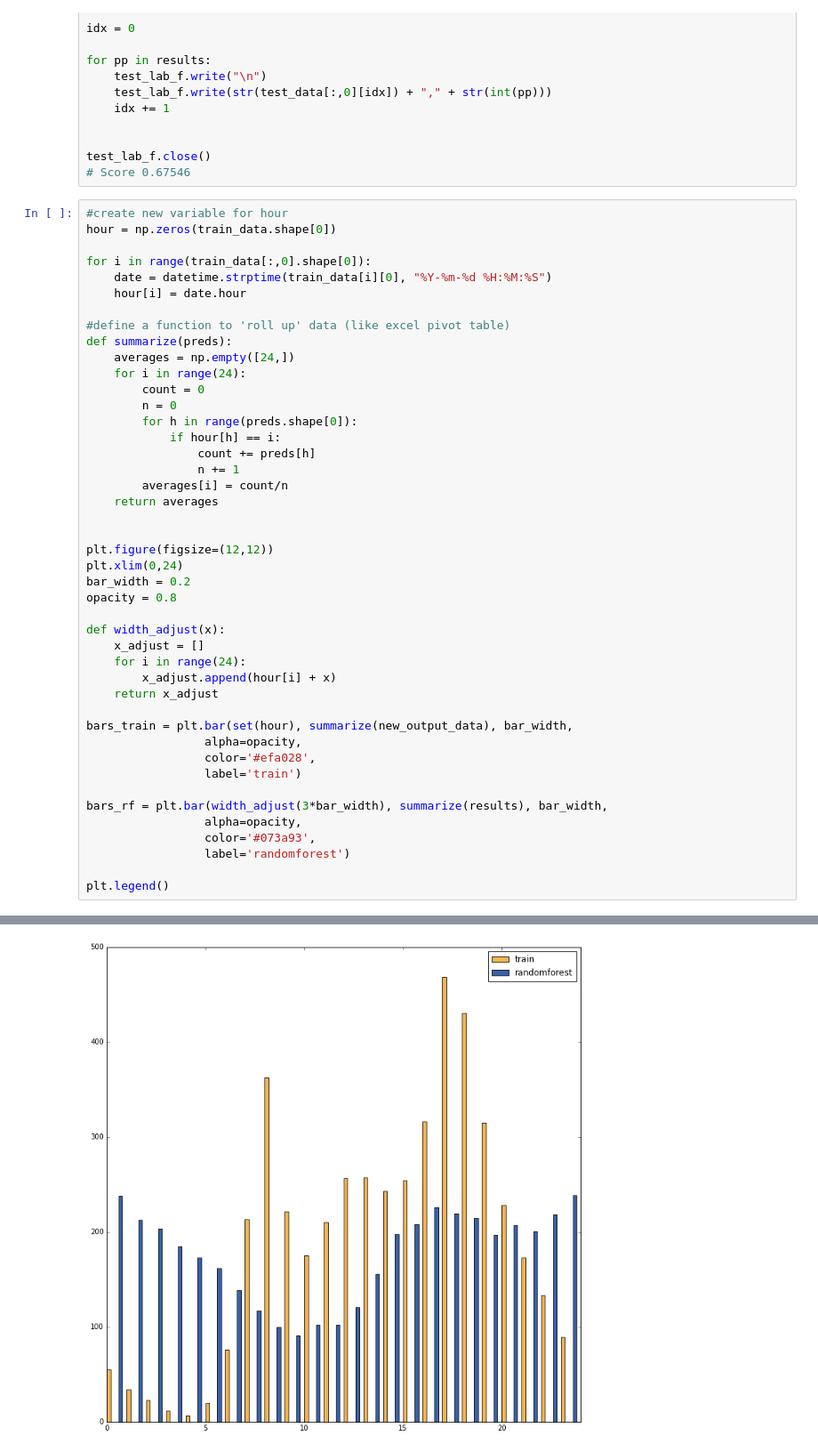
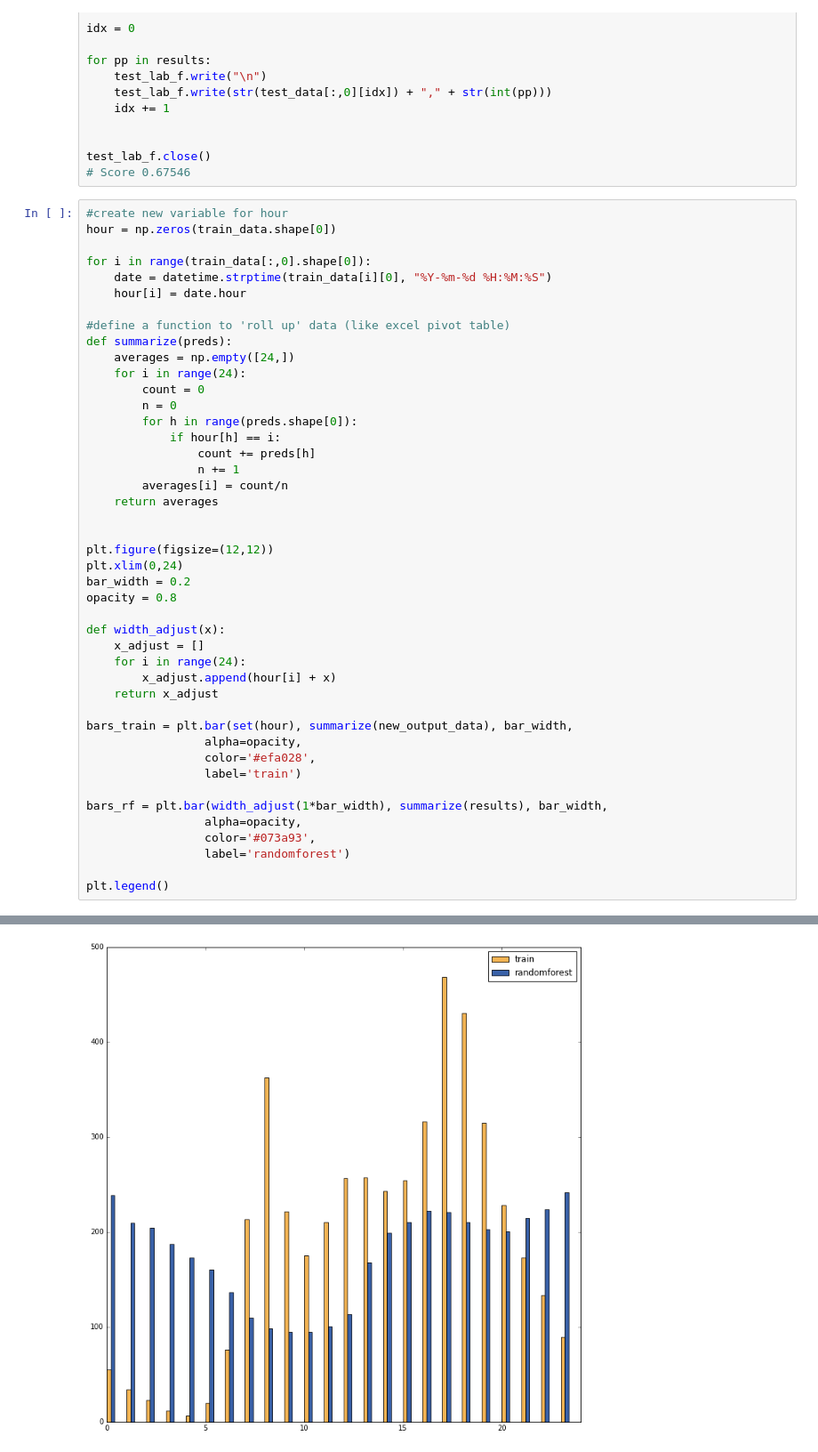
Before and after one commit to MadisonJMyers/W207, a Jupyter notebook: w207_project.ipynb, the cells around one changed output, grey strips where cells are left out. Shown at 89% size. Drawn from its saved outputs; the diff is of its cells as text.

Commit message:
Add files via upload
Updated the plot scripts as well as obtained a score of 0.59

```diff
--- a/w207_project.ipynb
+++ b/w207_project.ipynb
@@ -831,35 +831,35 @@ def summarize(preds):
             if hour[h] == i:
                 count += preds[h]
                 n += 1
         averages[i] = count/n
     return averages
 
 
 plt.figure(figsize=(12,12))
 plt.xlim(0,24)
 bar_width = 0.2
 opacity = 0.8
 
 def width_adjust(x):
     x_adjust = []
     for i in range(24):
         x_adjust.append(hour[i] + x)
     return x_adjust
 
 bars_train = plt.bar(set(hour), summarize(new_output_data), bar_width,
                  alpha=opacity,
                  color='#efa028',
                  label='train')
 
-bars_rf = plt.bar(width_adjust(3*bar_width), summarize(results), bar_width,
+bars_rf = plt.bar(width_adjust(1*bar_width), summarize(results), bar_width,
                  alpha=opacity,
                  color='#073a93',
                  label='randomforest')
 
 plt.legend()
 # %% [output]
 <matplotlib.legend.Legend at 0x...>
-[figure, old version]
+[figure, new version]
 # %%
 # When loking at the holiday vs working it is not very apparent what is the weekend effect as intution says weekend will have more count than
 # weekday.  So lets instrument that as well
```
Also changed, not shown: parts of 6 cells of this notebook.
